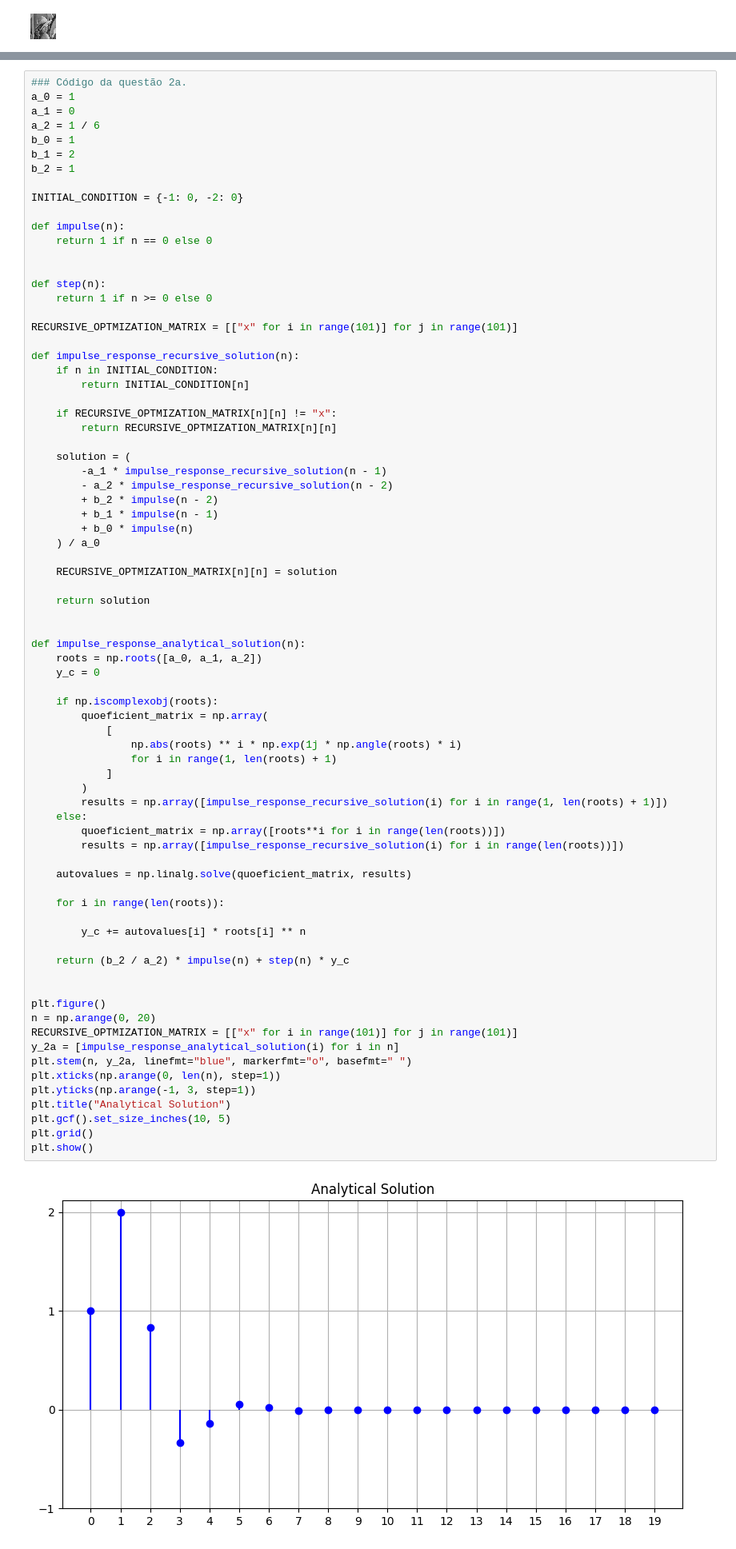
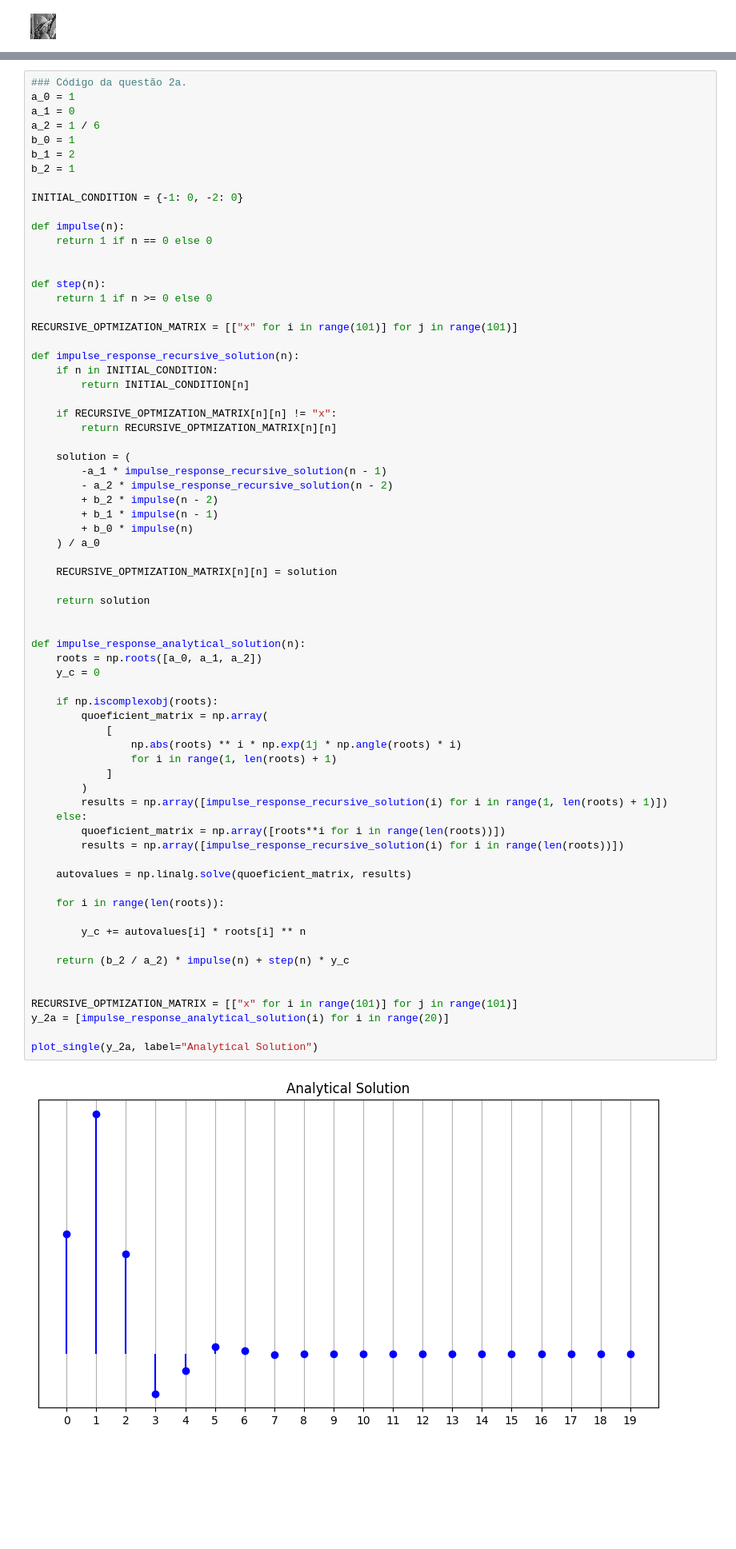
Before and after one commit to GabrielRQueiroz/UnB_SSTD, a Jupyter notebook: project-1/Projeto_1/projeto1.ipynb, the cells around one changed output, grey strips where cells are left out. Shown: that part at 80% size. Drawn from its saved outputs; the diff is of its cells as text; blank space fills up the shorter version.

```diff
--- a/project-1/Projeto_1/projeto1.ipynb
+++ b/project-1/Projeto_1/projeto1.ipynb
@@ -203,44 +208,37 @@ def impulse_response_recursive_solution(n):
     return solution
 
 
 def impulse_response_analytical_solution(n):
     roots = np.roots([a_0, a_1, a_2])
     y_c = 0
 
     if np.iscomplexobj(roots):
         quoeficient_matrix = np.array(
             [
                 np.abs(roots) ** i * np.exp(1j * np.angle(roots) * i)
                 for i in range(1, len(roots) + 1)
             ]
         )
         results = np.array([impulse_response_recursive_solution(i) for i in range(1, len(roots) + 1)])
     else:
         quoeficient_matrix = np.array([roots**i for i in range(len(roots))])
         results = np.array([impulse_response_recursive_solution(i) for i in range(len(roots))])
 
     autovalues = np.linalg.solve(quoeficient_matrix, results)
 
     for i in range(len(roots)):
 
         y_c += autovalues[i] * roots[i] ** n
 
     return (b_2 / a_2) * impulse(n) + step(n) * y_c
 
 
-plt.figure()
-n = np.arange(0, 20)
 RECURSIVE_OPTMIZATION_MATRIX = [["x" for i in range(101)] for j in range(101)]
-y_2a = [impulse_response_analytical_solution(i) for i in n]
-plt.stem(n, y_2a, linefmt="blue", markerfmt="o", basefmt=" ")
-plt.xticks(np.arange(0, len(n), step=1))
-plt.yticks(np.arange(-1, 3, step=1))
-plt.title("Analytical Solution")
-plt.gcf().set_size_inches(10, 5)
-plt.grid()
-plt.show()
+y_2a = [impulse_response_analytical_solution(i) for i in range(20)]
+
+plot_single(y_2a, label="Analytical Solution")
 # %% [output]
-[figure, old version]
+[figure, new version]
 # %% [markdown]
 ## Questão 2b (1 ponto)
 Escreva um código para obter a resposta ao impulso h[n] iterativamente. Compare a resposta obtida iterativamente com a resposta analítica para as primeiras 100 amostras, plotando o gráfico das duas respostas.
```
Also changed, not shown: parts of 3 cells of this notebook.
